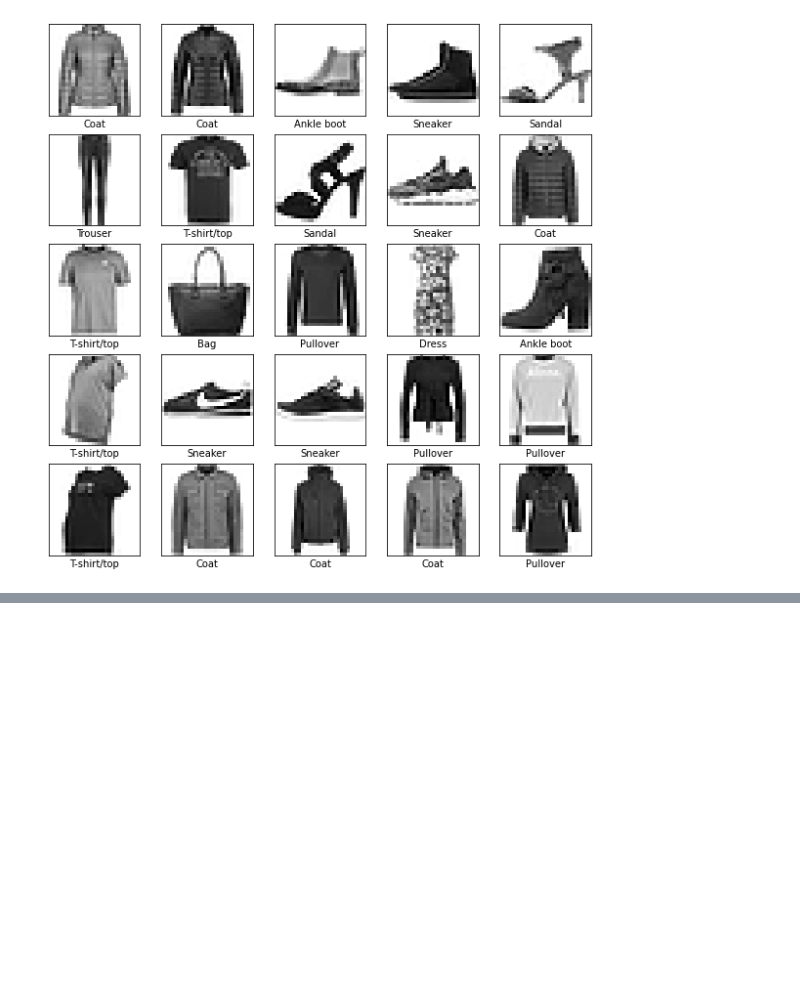
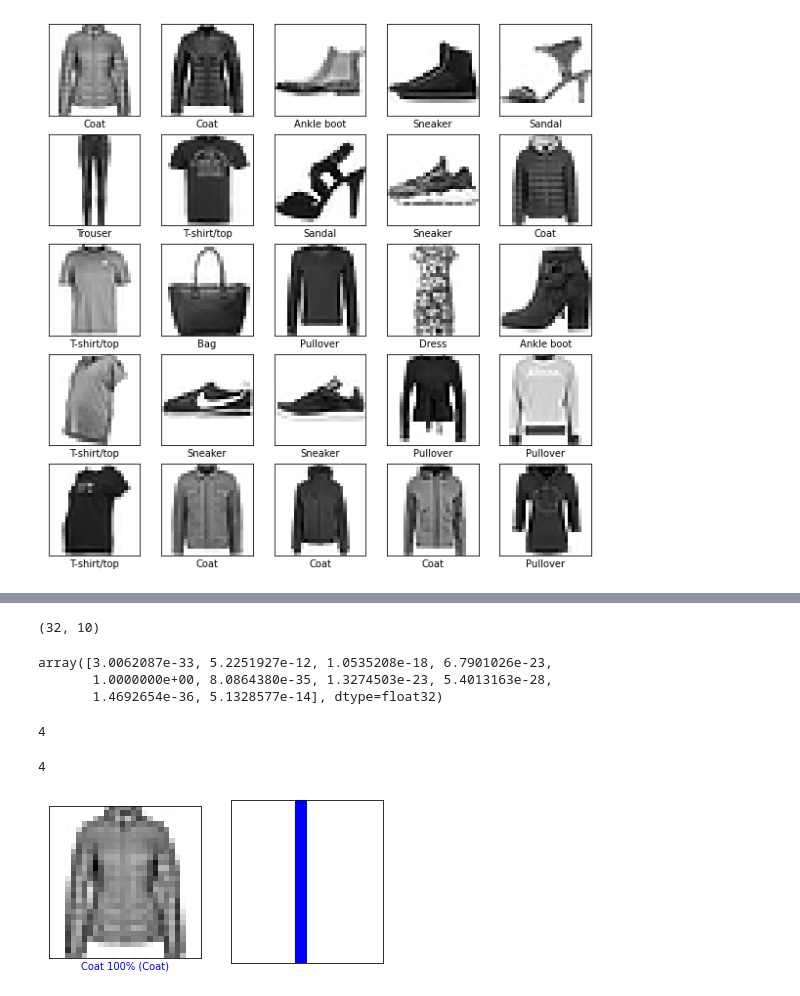
Before and after one commit to rainmaker29/fashion-MNIST, a Jupyter notebook: fashion_MNIST.ipynb, the cells around one changed output, grey strips where cells are left out. Drawn from its saved outputs; the diff is of its cells as text; code cells hidden in the pictures; blank space fills up the shorter version.

```diff
--- a/fashion_MNIST.ipynb
+++ b/fashion_MNIST.ipynb
@@ -102,0 +134,2 @@ plt.show()
+# %%
+model.fit(train_dataset,epochs=10,steps_per_epoch=math.ceil(num_train/BATCH_SIZE))
@@ -102,0 +166,63 @@ plt.show()
+# %%
+for test_images,test_labels in test_dataset.take(1):
+  test_images = test_images.numpy()
+  test_labels = test_labels.numpy()
+  predictions = model.predict(test_images)
+# %%
+predictions.shape
+# %% [output]
+(32, 10)
+# %%
+predictions[0]
+# %% [output]
+array([3.0062087e-33, 5.2251927e-12, 1.0535208e-18, 6.7901026e-23,
+       1.0000000e+00, 8.0864380e-35, 1.3274503e-23, 5.4013163e-28,
+       1.4692654e-36, 5.1328577e-14], dtype=float32)
+# %%
+np.argmax(predictions[0])
+# %% [output]
+4
+# %%
+test_labels[0]
+# %% [output]
+4
+# %%
+def plot_image(i, predictions_array, true_labels, images):
+  predictions_array, true_label, img = predictions_array[i], true_labels[i], images[i]
+  plt.grid(False)
+  plt.xticks([])
+  plt.yticks([])
+
+  plt.imshow(img[...,0], cmap=plt.cm.binary)
+
+  predicted_label = np.argmax(predictions_array)
+  if predicted_label == true_label:
+    color = 'blue'
+  else:
+    color = 'red'
+
+  plt.xlabel("{} {:2.0f}% ({})".format(class_names[predicted_label],
+                                100*np.max(predictions_array),
+                                class_names[true_label]),
+                                color=color)
+
+def plot_value_array(i, predictions_array, true_label):
+  predictions_array, true_label = predictions_array[i], true_label[i]
+  plt.grid(False)
+  plt.xticks([])
+  plt.yticks([])
+  thisplot = plt.bar(range(10), predictions_array, color="#777777")
+  plt.ylim([0, 1])
+  predicted_label = np.argmax(predictions_array)
+
+  thisplot[predicted_label].set_color('red')
+  thisplot[true_label].set_color('blue')
+# %%
+i = 0
+plt.figure(figsize=(6,3))
+plt.subplot(1,2,1)
+plot_image(i, predictions, test_labels, test_images)
+plt.subplot(1,2,2)
+plot_value_array(i, predictions, test_labels)
+# %% [output]
+[figure, added]
```
Also changed, not shown: parts of 16 cells of this notebook.
